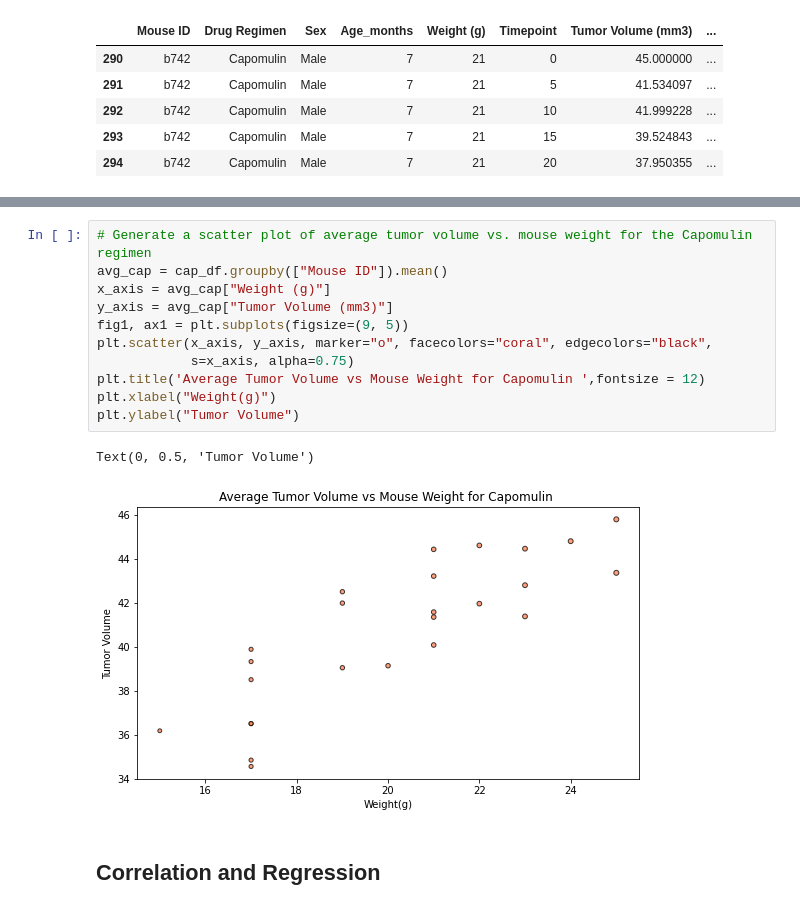
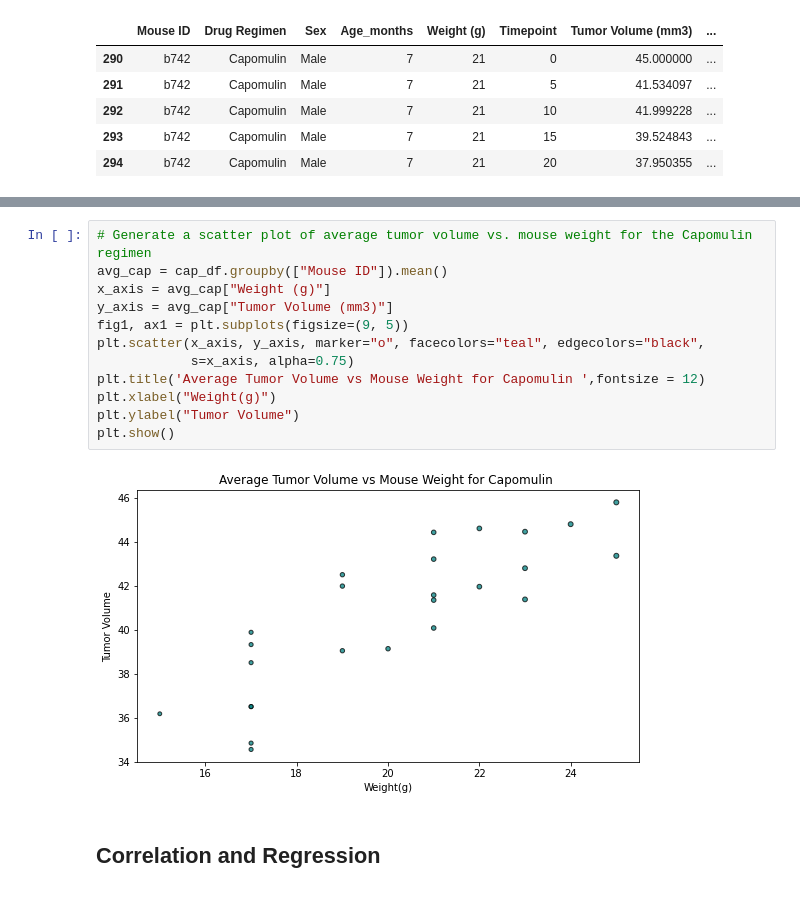
Before and after one commit to Claude-Hanfou/Pymaceuticals-Analysis, a Jupyter notebook: Pymaceuticals/Pymaceutical_start.ipynb, the cells around one changed output, grey strips where cells are left out. Cells and saved outputs as stored; diff of their text form.

```diff
--- a/Pymaceuticals/Pymaceutical_start.ipynb
+++ b/Pymaceuticals/Pymaceutical_start.ipynb
@@ -431,17 +431,17 @@ plt.show()
 # %%
 # Generate a scatter plot of average tumor volume vs. mouse weight for the Capomulin regimen
 avg_cap = cap_df.groupby(["Mouse ID"]).mean()
 x_axis = avg_cap["Weight (g)"]
 y_axis = avg_cap["Tumor Volume (mm3)"]
 fig1, ax1 = plt.subplots(figsize=(9, 5))
-plt.scatter(x_axis, y_axis, marker="o", facecolors="coral", edgecolors="black",
+plt.scatter(x_axis, y_axis, marker="o", facecolors="teal", edgecolors="black",
             s=x_axis, alpha=0.75)
 plt.title('Average Tumor Volume vs Mouse Weight for Capomulin ',fontsize = 12)
 plt.xlabel("Weight(g)")
 plt.ylabel("Tumor Volume")
+plt.show()
 # %% [output]
-Text(0, 0.5, 'Tumor Volume')
-[figure, old version]
+[figure, new version]
 # %% [markdown]
 ## Correlation and Regression
 # %%
```
Also changed, not shown: parts of 5 cells of this notebook.
